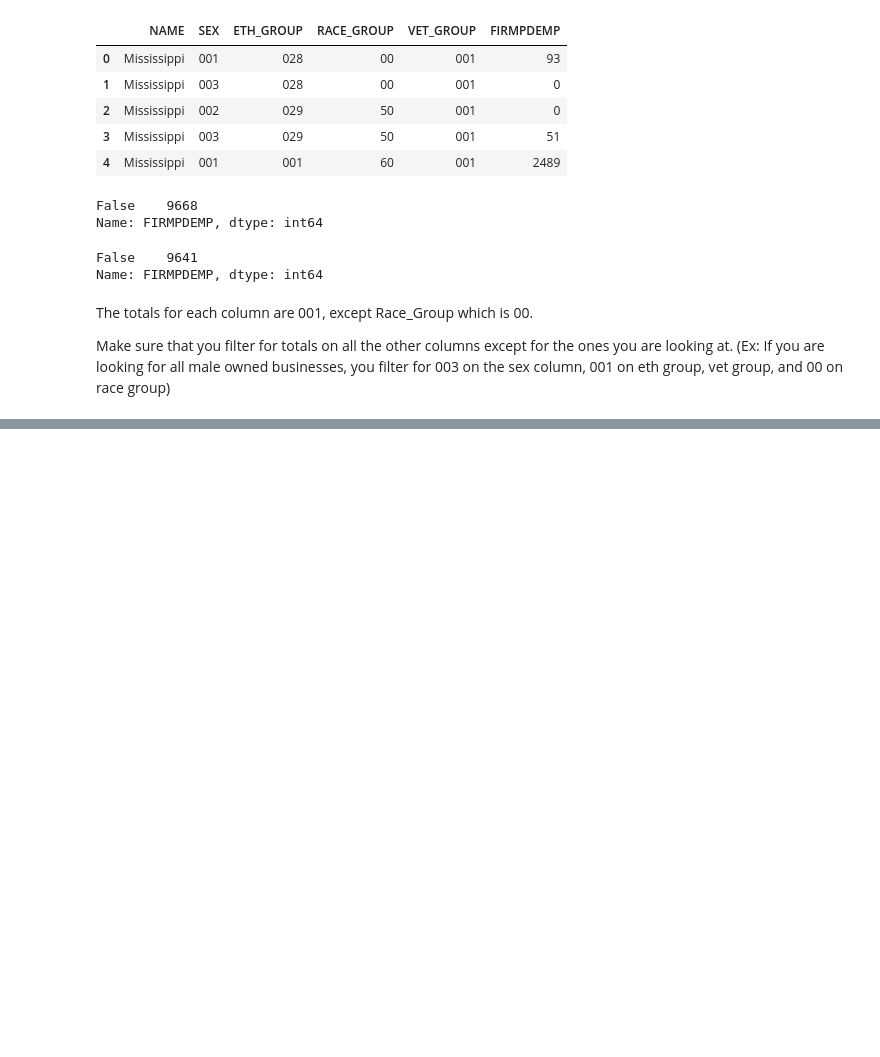
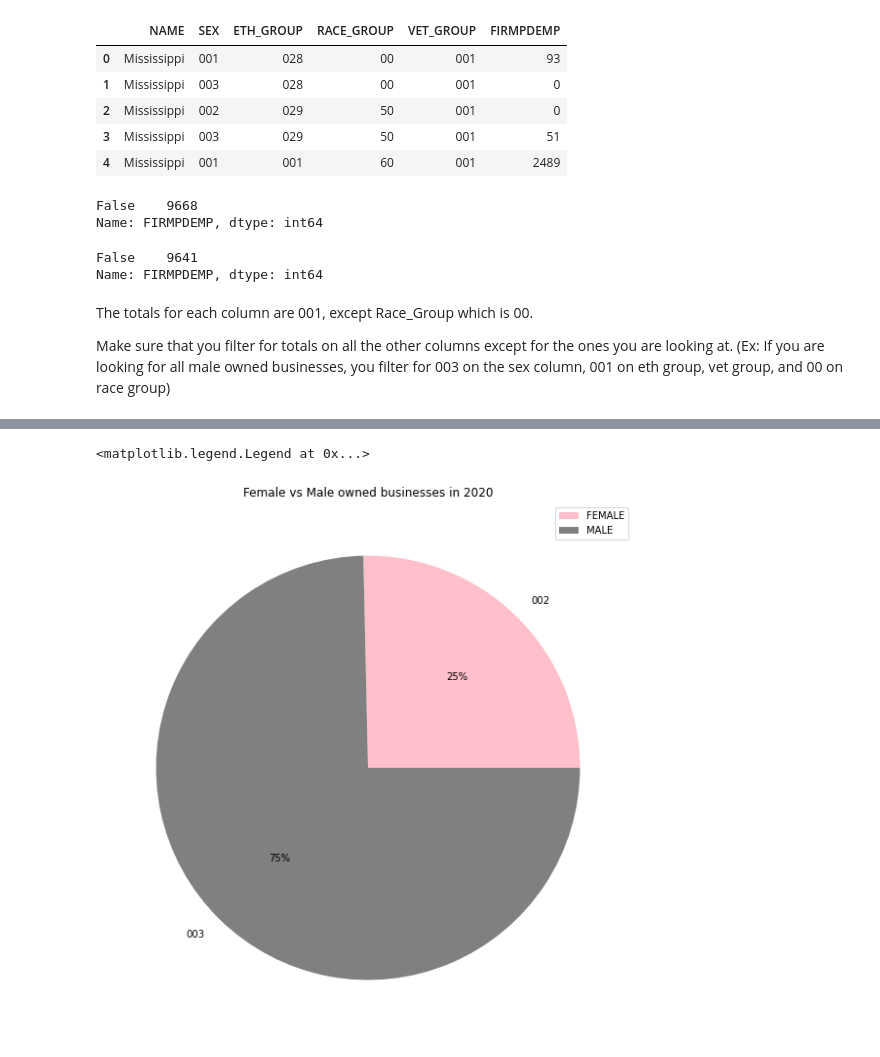
Before and after one commit to ColeBallard/census-api-data-abs, a Jupyter notebook: ETL.ipynb, the cells around one changed output, grey strips where cells are left out. Drawn from its saved outputs; the diff is of its cells as text; code cells hidden in the pictures; blank space fills up the shorter version.

```diff
--- a/ETL.ipynb
+++ b/ETL.ipynb
@@ -94,0 +141,5 @@ Text(0.5, 1.0, 'States That Gained the Most Black Owned Businesses Between 2019
+# %%
+mf.plot.pie(title = 'Female vs Male owned businesses in 2020',y='FIRMPDEMP_2020', autopct='%1.0f%%', colors = ['pink', 'grey'], ylabel = '',figsize=(10,10)).legend(['FEMALE', 'MALE'])
+# %% [output]
+<matplotlib.legend.Legend at 0x...>
+[figure, added]
```
Also changed, not shown: parts of 28 cells of this notebook.
